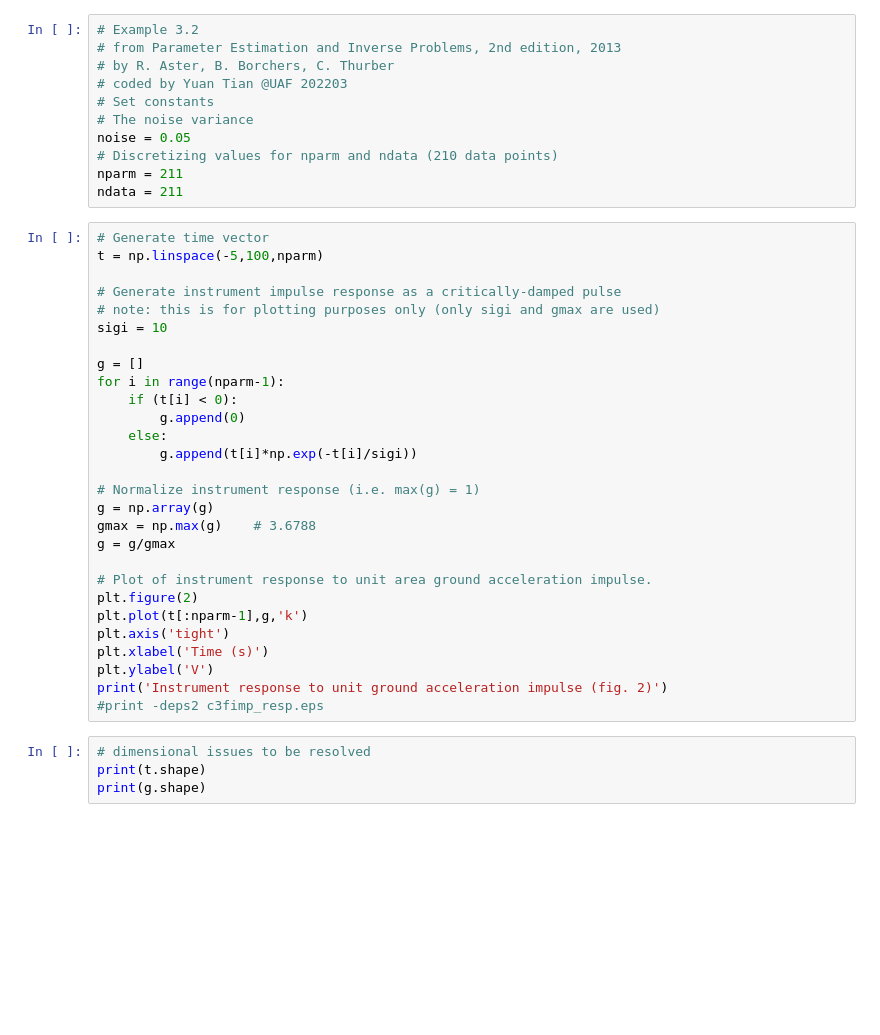
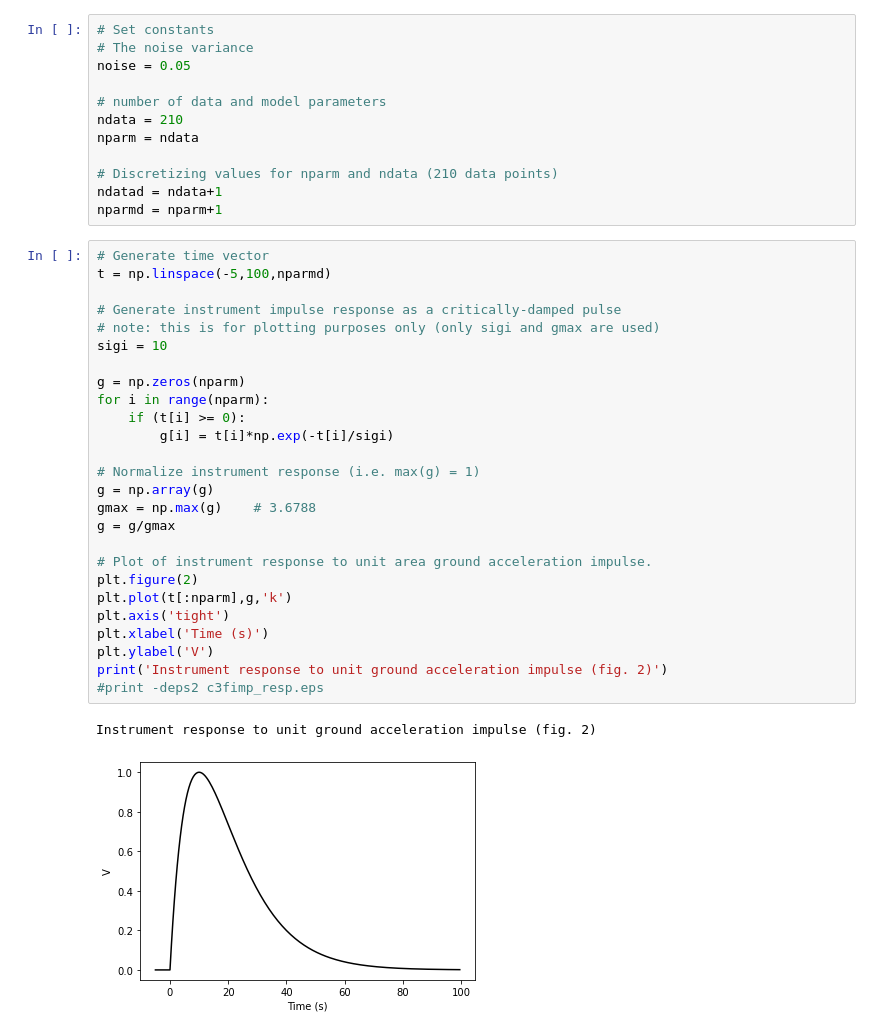
Before and after one commit to uafgeoteach/GEOS627_inverse, a Jupyter notebook: ex3p2.ipynb, the cells around one changed output. Drawn from its saved outputs; the diff is of its cells as text; blank space fills up the shorter version.

Commit message:
examples 3.2 and 3.2

```diff
--- a/ex3p2.ipynb
+++ b/ex3p2.ipynb
@@ -11,43 +22,41 @@ from lib_geos import *
 # %%
-# Example 3.2
-# from Parameter Estimation and Inverse Problems, 2nd edition, 2013
-# by R. Aster, B. Borchers, C. Thurber
-# coded by Yuan Tian @UAF 202203
 # Set constants
 # The noise variance
 noise = 0.05
+
+# number of data and model parameters
+ndata = 210
+nparm = ndata
+
 # Discretizing values for nparm and ndata (210 data points)
-nparm = 211
-ndata = 211
+ndatad = ndata+1
+nparmd = nparm+1
 # %%
 # Generate time vector
-t = np.linspace(-5,100,nparm)
+t = np.linspace(-5,100,nparmd)
 
 # Generate instrument impulse response as a critically-damped pulse
 # note: this is for plotting purposes only (only sigi and gmax are used)
 sigi = 10
 
-g = []
-for i in range(nparm-1):
-    if (t[i] < 0):
-        g.append(0)
-    else:
-        g.append(t[i]*np.exp(-t[i]/sigi))
+g = np.zeros(nparm)
+for i in range(nparm):
+    if (t[i] >= 0):
+        g[i] = t[i]*np.exp(-t[i]/sigi)
 
 # Normalize instrument response (i.e. max(g) = 1)
 g = np.array(g)
 gmax = np.max(g)    # 3.6788
 g = g/gmax
 
 # Plot of instrument response to unit area ground acceleration impulse.
 plt.figure(2)
-plt.plot(t[:nparm-1],g,'k')
+plt.plot(t[:nparm],g,'k')
 plt.axis('tight')
 plt.xlabel('Time (s)')
 plt.ylabel('V')
 print('Instrument response to unit ground acceleration impulse (fig. 2)')
 #print -deps2 c3fimp_resp.eps
+# %% [output]
+Instrument response to unit ground acceleration impulse (fig. 2)
+[figure, added]
-# %%
-# dimensional issues to be resolved
-print(t.shape)
-print(g.shape)
```
Also changed, not shown: parts of 14 cells of this notebook, 1 other file.
